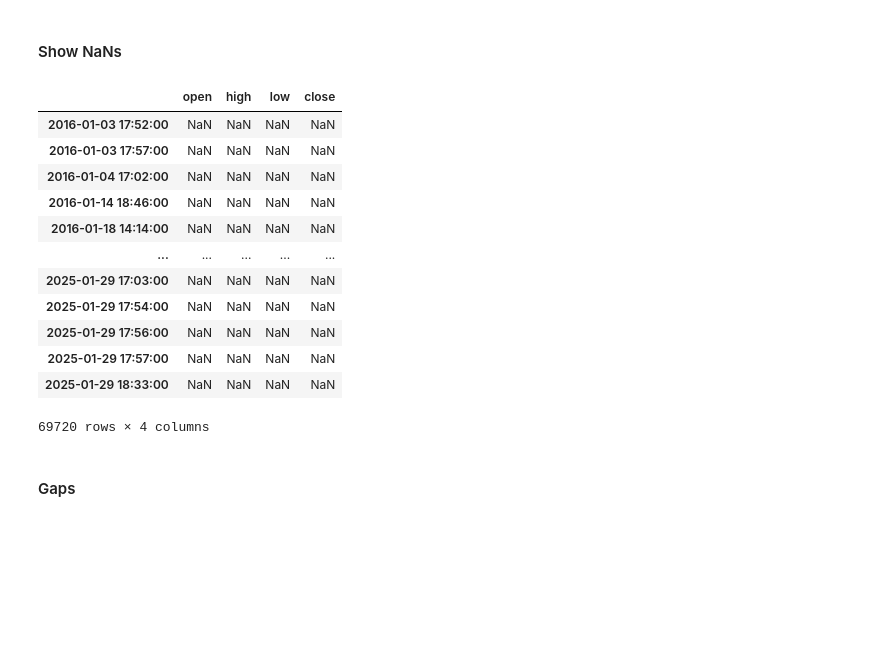
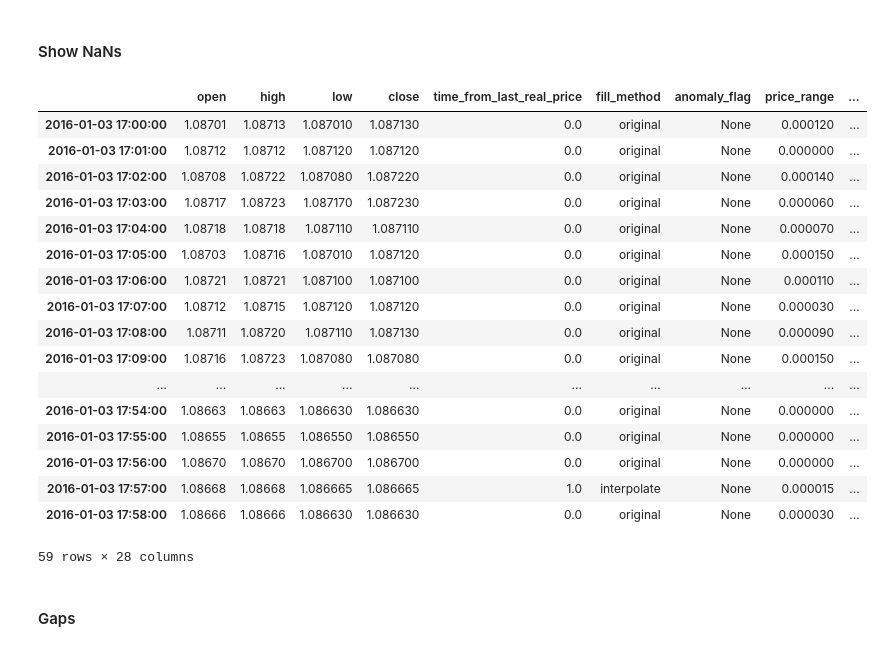
Before and after one commit to polakro1/VI-projekt, a Jupyter notebook: Untitled-1.ipynb, the cells around one changed output. Cells and saved outputs as stored; diff of their text form; code cells hidden in the pictures; blank space fills up the shorter version.

Commit message:
added ignore column option to show NaNs

```diff
--- a/Untitled-1.ipynb
+++ b/Untitled-1.ipynb
@@ -158,22 +158,31 @@ df = df_full
 ### NaNs
 # %% [markdown]
 #### Show NaNs
-# %%
-df[df.isna().any(axis=1)]
-# %% [output]
-|  | open | high | low | close |
-| 2016-01-03 17:52:00 | NaN | NaN | NaN | NaN |
-| 2016-01-03 17:57:00 | NaN | NaN | NaN | NaN |
-| 2016-01-04 17:02:00 | NaN | NaN | NaN | NaN |
-| 2016-01-14 18:46:00 | NaN | NaN | NaN | NaN |
-| 2016-01-18 14:14:00 | NaN | NaN | NaN | NaN |
-| ... | ... | ... | ... | ... |
-| 2025-01-29 17:03:00 | NaN | NaN | NaN | NaN |
-| 2025-01-29 17:54:00 | NaN | NaN | NaN | NaN |
-| 2025-01-29 17:56:00 | NaN | NaN | NaN | NaN |
-| 2025-01-29 17:57:00 | NaN | NaN | NaN | NaN |
-| 2025-01-29 18:33:00 | NaN | NaN | NaN | NaN |
-69720 rows × 4 columns
+# %%
+columns_to_ignore = ['anomaly_flag']
+columns_to_use = list(set(df.columns) - set(columns_to_ignore))
+
+rows_with_nan = df[df[columns_to_use].isna().any(axis=1)]
+rows_with_nan
+# %% [output]
+|  | open | high | low | close | time_from_last_real_price | fill_method | anomaly_flag | price_range | ... |
+| 2016-01-03 17:00:00 | 1.08701 | 1.08713 | 1.087010 | 1.087130 | 0.0 | original | None | 0.000120 | ... |
+| 2016-01-03 17:01:00 | 1.08712 | 1.08712 | 1.087120 | 1.087120 | 0.0 | original | None | 0.000000 | ... |
+| 2016-01-03 17:02:00 | 1.08708 | 1.08722 | 1.087080 | 1.087220 | 0.0 | original | None | 0.000140 | ... |
+| 2016-01-03 17:03:00 | 1.08717 | 1.08723 | 1.087170 | 1.087230 | 0.0 | original | None | 0.000060 | ... |
+| 2016-01-03 17:04:00 | 1.08718 | 1.08718 | 1.087110 | 1.087110 | 0.0 | original | None | 0.000070 | ... |
+| 2016-01-03 17:05:00 | 1.08703 | 1.08716 | 1.087010 | 1.087120 | 0.0 | original | None | 0.000150 | ... |
+| 2016-01-03 17:06:00 | 1.08721 | 1.08721 | 1.087100 | 1.087100 | 0.0 | original | None | 0.000110 | ... |
+| 2016-01-03 17:07:00 | 1.08712 | 1.08715 | 1.087120 | 1.087120 | 0.0 | original | None | 0.000030 | ... |
+| 2016-01-03 17:08:00 | 1.08711 | 1.08720 | 1.087110 | 1.087130 | 0.0 | original | None | 0.000090 | ... |
+| 2016-01-03 17:09:00 | 1.08716 | 1.08723 | 1.087080 | 1.087080 | 0.0 | original | None | 0.000150 | ... |
+| ... | ... | ... | ... | ... | ... | ... | ... | ... | ... |
+| 2016-01-03 17:54:00 | 1.08663 | 1.08663 | 1.086630 | 1.086630 | 0.0 | original | None | 0.000000 | ... |
+| 2016-01-03 17:55:00 | 1.08655 | 1.08655 | 1.086550 | 1.086550 | 0.0 | original | None | 0.000000 | ... |
+| 2016-01-03 17:56:00 | 1.08670 | 1.08670 | 1.086700 | 1.086700 | 0.0 | original | None | 0.000000 | ... |
+| 2016-01-03 17:57:00 | 1.08668 | 1.08668 | 1.086665 | 1.086665 | 1.0 | interpolate | None | 0.000015 | ... |
+| 2016-01-03 17:58:00 | 1.08666 | 1.08666 | 1.086630 | 1.086630 | 0.0 | original | None | 0.000030 | ... |
+59 rows × 28 columns
 # %% [markdown]
 #### Gaps
 # %% [markdown]
```
